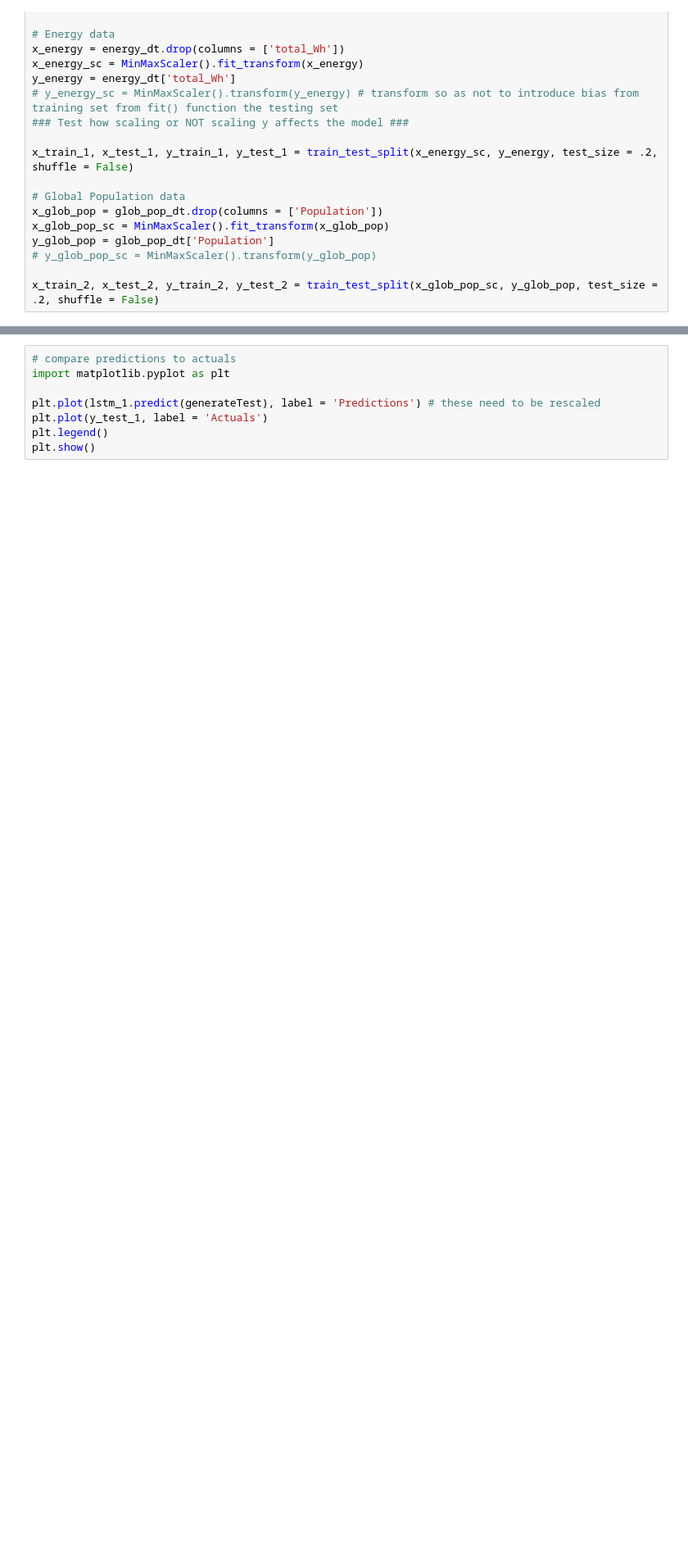
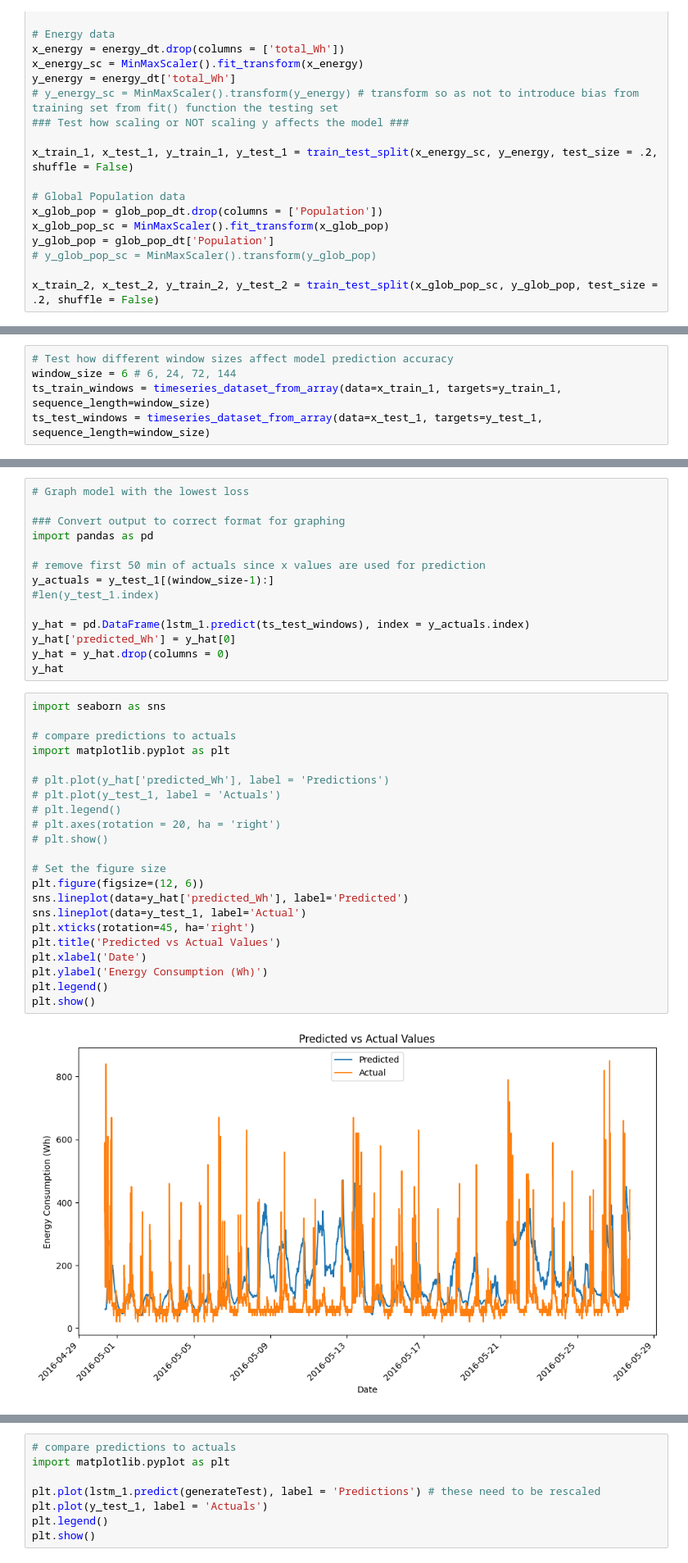
Before and after one commit to WulfNovak/time_series_model_comparison, a Jupyter notebook: model_prep_fns/lstm_model_prep.ipynb, the cells around one changed output, grey strips where cells are left out. Shown: that part at 82% size. Cells and saved outputs as stored; diff of their text form; blank space fills up the shorter version.

Commit message:
grid search tests, multi-stack model, correct predicted vs actuals graphs

```diff
--- a/model_prep_fns/lstm_model_prep.ipynb
+++ b/model_prep_fns/lstm_model_prep.ipynb
@@ -109,3 +99,8 @@ Epoch 9/50
+# %%
+# Test how different window sizes affect model prediction accuracy
+window_size = 6 # 6, 24, 72, 144
+ts_train_windows = timeseries_dataset_from_array(data=x_train_1, targets=y_train_1, sequence_length=window_size)
+ts_test_windows = timeseries_dataset_from_array(data=x_test_1, targets=y_test_1, sequence_length=window_size)
 # %%
 # Try 1 with generateTrain set
 
@@ -172,0 +205,38 @@ tuner.search(
+# %%
+# Graph model with the lowest loss
+
+### Convert output to correct format for graphing
+import pandas as pd
+
+# remove first 50 min of actuals since x values are used for prediction
+y_actuals = y_test_1[(window_size-1):]
+#len(y_test_1.index)
+
+y_hat = pd.DataFrame(lstm_1.predict(ts_test_windows), index = y_actuals.index)
+y_hat['predicted_Wh'] = y_hat[0]
+y_hat = y_hat.drop(columns = 0)
+y_hat
+# %%
+import seaborn as sns
+
+# compare predictions to actuals
+import matplotlib.pyplot as plt
+
+# plt.plot(y_hat['predicted_Wh'], label = 'Predictions')
+# plt.plot(y_test_1, label = 'Actuals')
+# plt.legend()
+# plt.axes(rotation = 20, ha = 'right')
+# plt.show()
+
+# Set the figure size
+plt.figure(figsize=(12, 6))
+sns.lineplot(data=y_hat['predicted_Wh'], label='Predicted')
+sns.lineplot(data=y_test_1, label='Actual')
+plt.xticks(rotation=45, ha='right')
+plt.title('Predicted vs Actual Values')
+plt.xlabel('Date')
+plt.ylabel('Energy Consumption (Wh)')
+plt.legend()
+plt.show()
+# %% [output]
+[figure, added]
```
Also changed, not shown: parts of 12 cells of this notebook.
